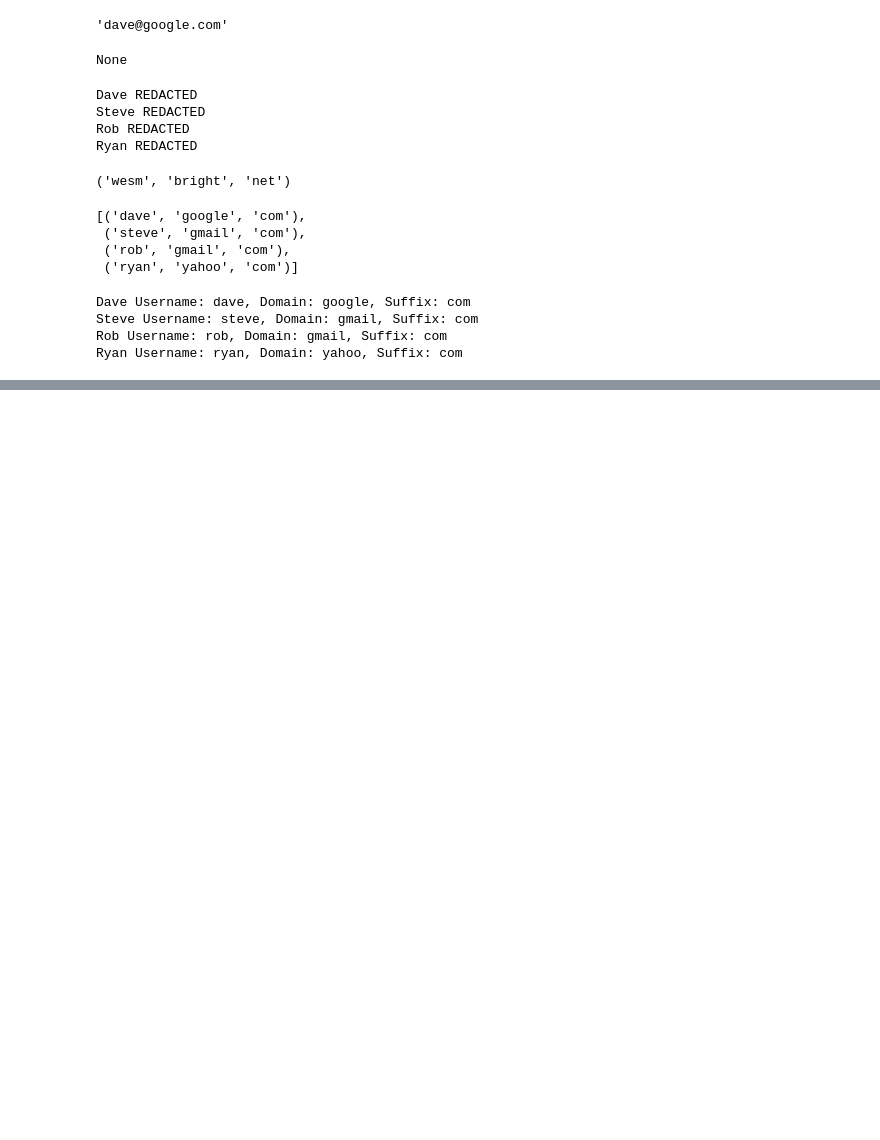
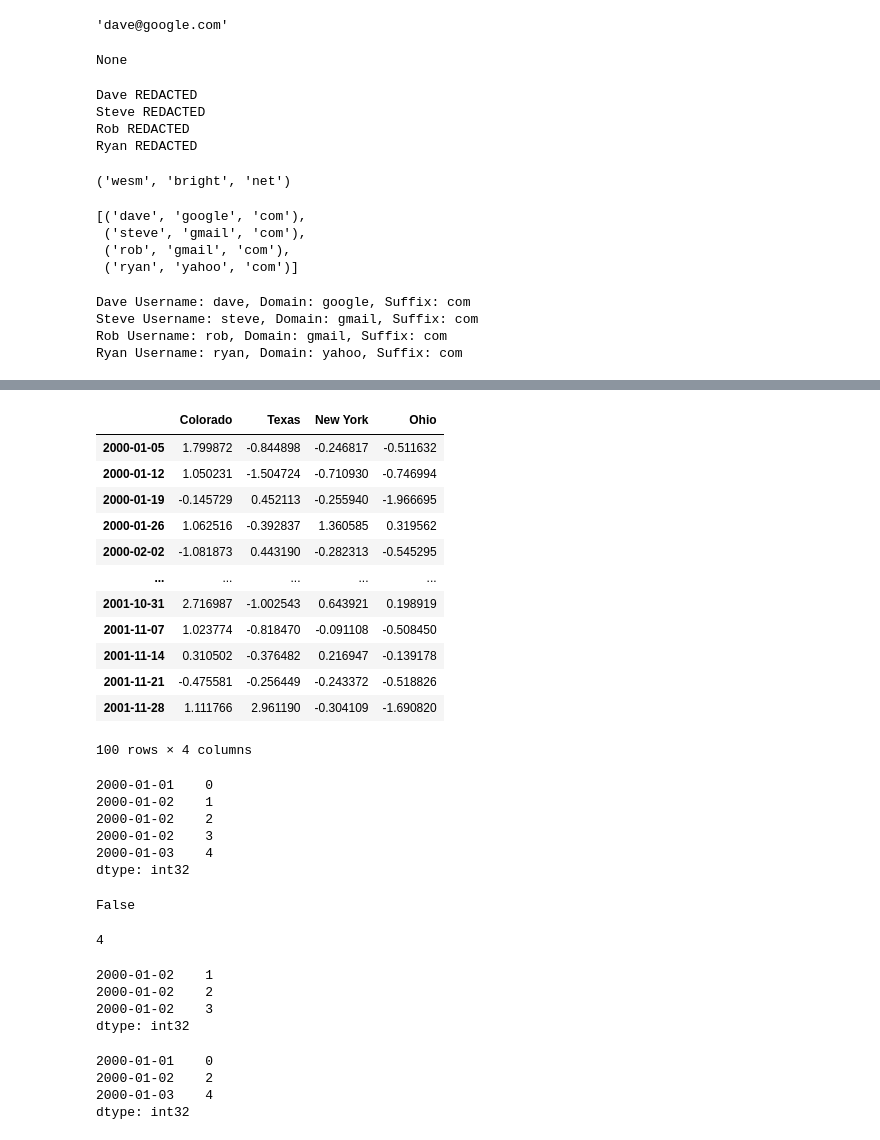
Before and after one commit to joachimkrasmussen/ISDS, a Jupyter notebook: session_4/additional_stuff_from_syllabus.ipynb, the cells around one changed output, grey strips where cells are left out. Cells and saved outputs as stored; diff of their text form; code cells hidden in the pictures; blank space fills up the shorter version.

```diff
--- a/session_4/additional_stuff_from_syllabus.ipynb
+++ b/session_4/additional_stuff_from_syllabus.ipynb
@@ -876,0 +1105,3 @@ Ryan Username: ryan, Domain: yahoo, Suffix: com
+# %%
+dates = pd.date_range('1/1/2000', periods=100, freq='W-WED')
+dates
@@ -876,0 +1126,51 @@ Ryan Username: ryan, Domain: yahoo, Suffix: com
+# %%
+long_df = pd.DataFrame(np.random.randn(100, 4), index=dates, columns=['Colorado', 'Texas', 'New York', 'Ohio'])
+long_df
+# %% [output]
+|  | Colorado | Texas | New York | Ohio |
+| 2000-01-05 | 1.799872 | -0.844898 | -0.246817 | -0.511632 |
+| 2000-01-12 | 1.050231 | -1.504724 | -0.710930 | -0.746994 |
+| 2000-01-19 | -0.145729 | 0.452113 | -0.255940 | -1.966695 |
+| 2000-01-26 | 1.062516 | -0.392837 | 1.360585 | 0.319562 |
+| 2000-02-02 | -1.081873 | 0.443190 | -0.282313 | -0.545295 |
+| ... | ... | ... | ... | ... |
+| 2001-10-31 | 2.716987 | -1.002543 | 0.643921 | 0.198919 |
+| 2001-11-07 | 1.023774 | -0.818470 | -0.091108 | -0.508450 |
+| 2001-11-14 | 0.310502 | -0.376482 | 0.216947 | -0.139178 |
+| 2001-11-21 | -0.475581 | -0.256449 | -0.243372 | -0.518826 |
+| 2001-11-28 | 1.111766 | 2.961190 | -0.304109 | -1.690820 |
+100 rows × 4 columns
+# %%
+dates = pd.DatetimeIndex(['1/1/2000', '1/2/2000', '1/2/2000', '1/2/2000', '1/3/2000'])
+dup_ts = pd.Series(np.arange(5), index=dates)
+dup_ts
+# %% [output]
+2000-01-01    0
+2000-01-02    1
+2000-01-02    2
+2000-01-02    3
+2000-01-03    4
+dtype: int32
+# %%
+dup_ts.index.is_unique
+# %% [output]
+False
+# %%
+dup_ts['1/3/2000']
+# %% [output]
+4
+# %%
+dup_ts['1/2/2000']
+# %% [output]
+2000-01-02    1
+2000-01-02    2
+2000-01-02    3
+dtype: int32
+# %%
+grouped = dup_ts.groupby(level=0)
+grouped.mean()
+# %% [output]
+2000-01-01    0
+2000-01-02    2
+2000-01-03    4
+dtype: int32
```
Also changed, not shown: parts of 96 cells of this notebook.
